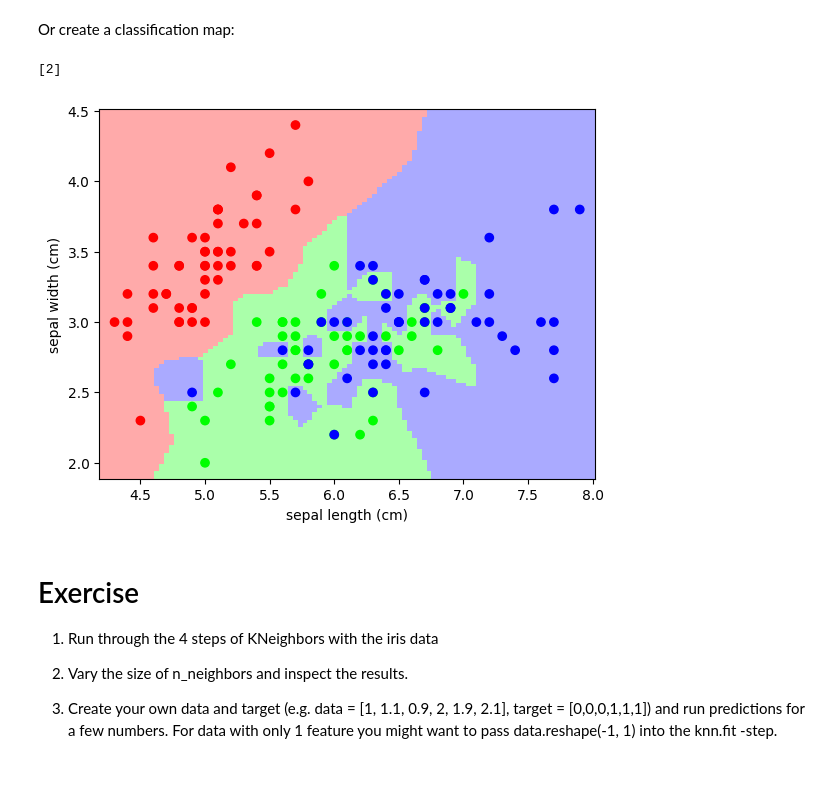
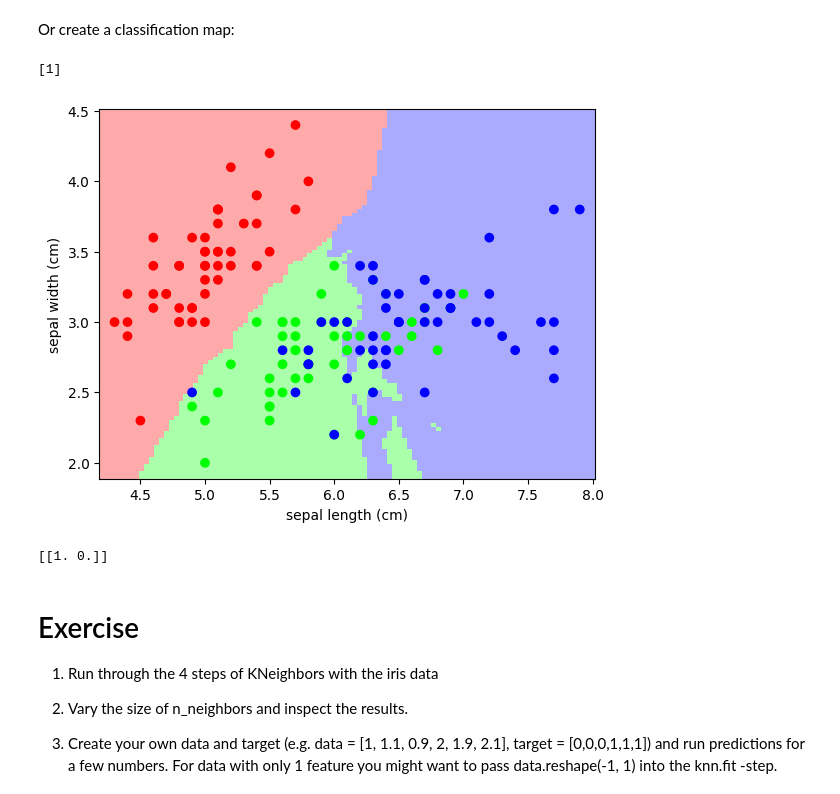
Before and after one commit to BI-DS/GRA4157, a Jupyter notebook: lectures/08-project-and-intro-to-ml/ml-intro-1.ipynb, the cells around one changed output. Saved outputs shown, nothing was run; the diff lists cells and outputs as text; code cells hidden in the pictures.

```diff
--- a/lectures/08-project-and-intro-to-ml/ml-intro-1.ipynb
+++ b/lectures/08-project-and-intro-to-ml/ml-intro-1.ipynb
@@ -401,16 +401,28 @@ from fig_code import plot_iris
 # %%
 from sklearn.datasets import load_iris
 from sklearn.neighbors import KNeighborsClassifier
 iris = load_iris()
-knn = KNeighborsClassifier(n_neighbors=1)
+knn = KNeighborsClassifier(n_neighbors=20)
 knn.fit(iris.data, iris.target)
 pred = knn.predict([[3, 5, 4, 2],])
 print(pred)
 
 plot_iris(knn)
 # %% [output]
-[2]
+[1]
-[figure, old version]
+[figure, new version]
+# %%
+from sklearn.datasets import load_iris
+from sklearn.neighbors import KNeighborsClassifier
+import numpy as np
+knn = KNeighborsClassifier(n_neighbors=1)
+data = np.array([1, 1.1, 0.9, 2, 1.9, 2.1])
+target = np.array([0,0,0,1,1,1])
+knn.fit(data.reshape(-1,1), target)
+pred = knn.predict_proba([[1.5],])
+print(pred)
+# %% [output]
+[[1. 0.]]
 # %% [markdown]
 # Exercise
 
```
Also changed, not shown: parts of 20 cells of this notebook, 2 other files.
